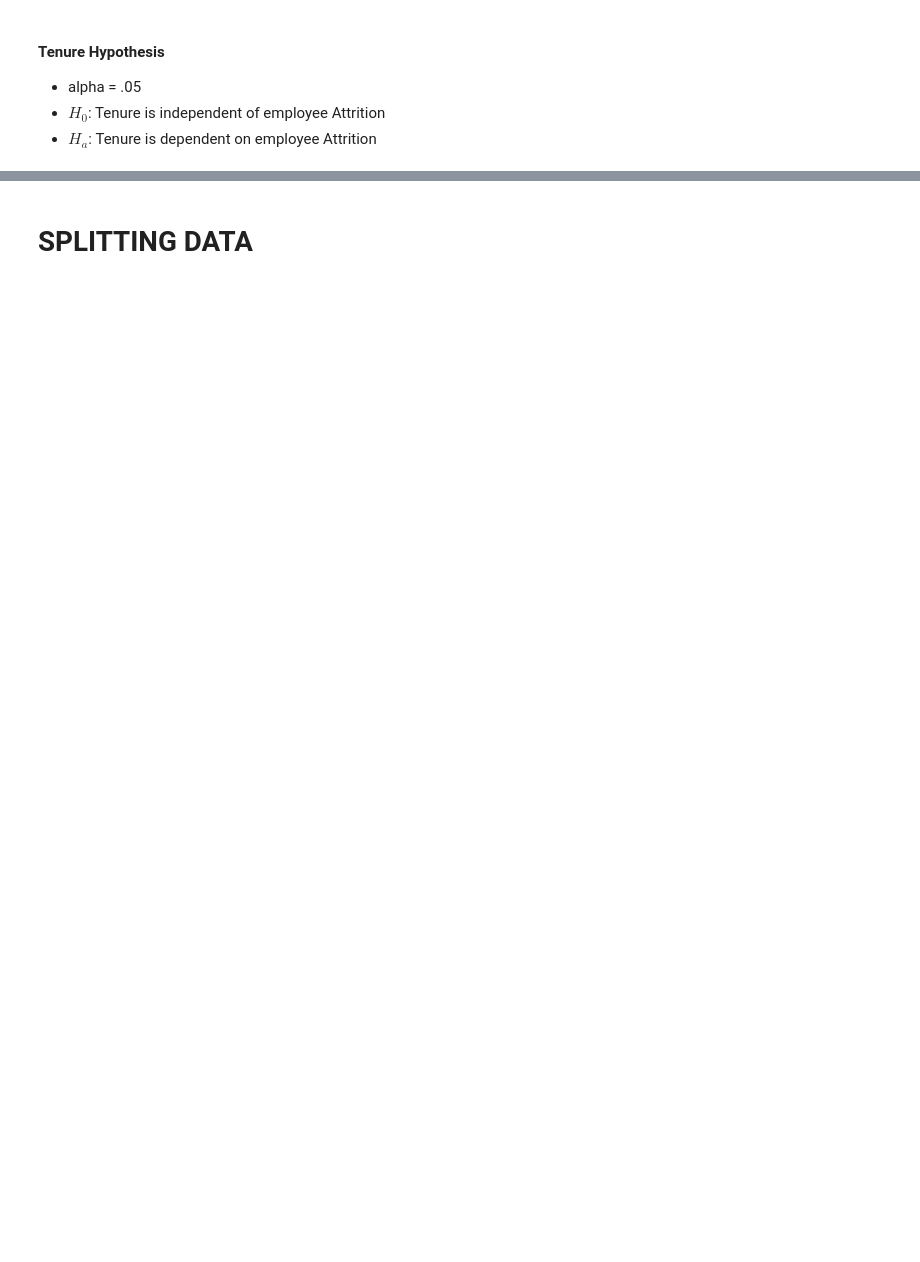
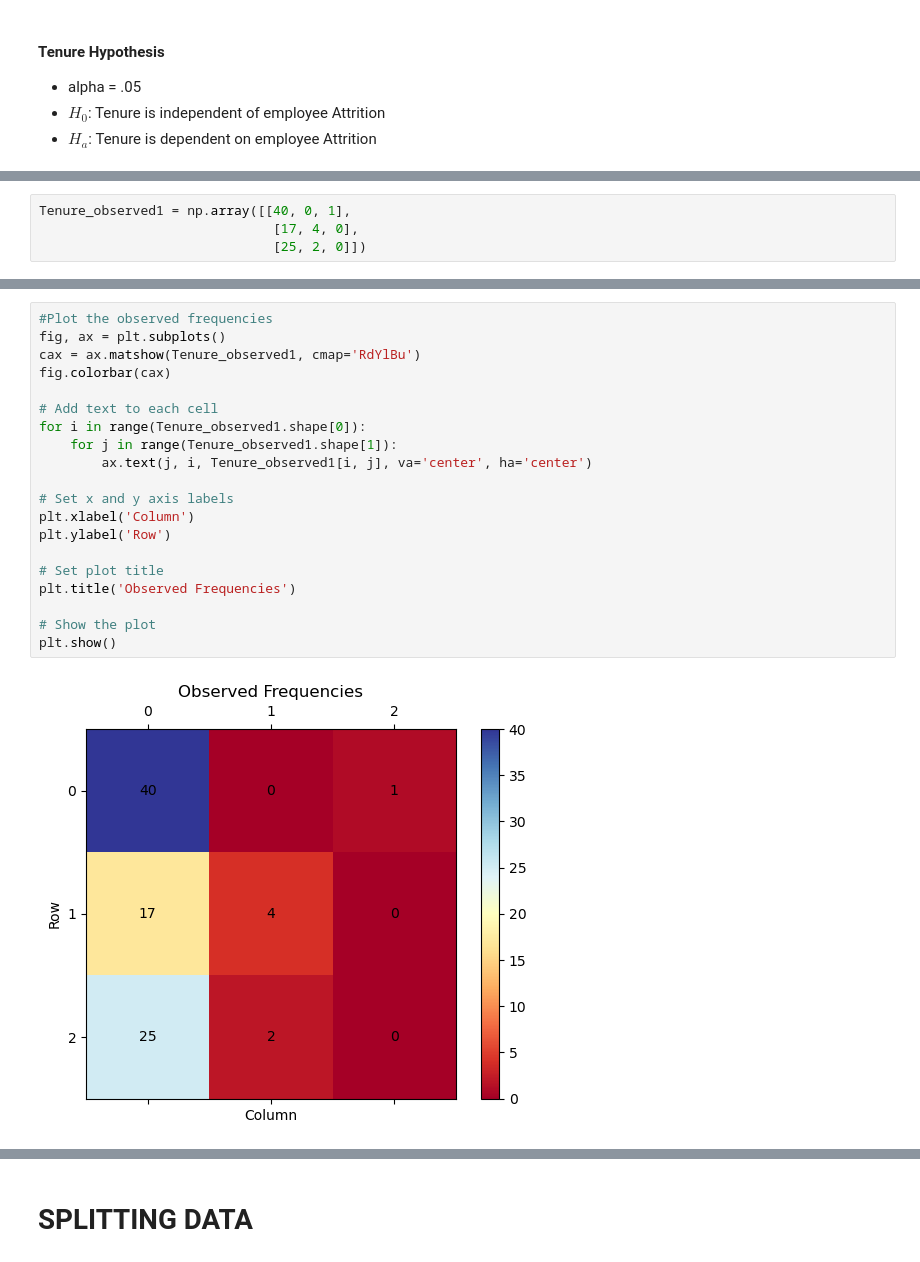
Before and after one commit to Miatta-Sinayoko/Employee-Churn-Prediction, a Jupyter notebook: explore.ipynb, the cells around one changed output, grey strips where cells are left out. Drawn from its saved outputs; the diff is of its cells as text; blank space fills up the shorter version.

```diff
--- a/explore.ipynb
+++ b/explore.ipynb
@@ -396,0 +569,4 @@ Tenure_observed
+# %%
+Tenure_observed1 = np.array([[40, 0, 1],
+                              [17, 4, 0],
+                              [25, 2, 0]])
@@ -396,0 +590,22 @@ Tenure_observed
+# %%
+#Plot the observed frequencies
+fig, ax = plt.subplots()
+cax = ax.matshow(Tenure_observed1, cmap='RdYlBu')
+fig.colorbar(cax)
+
+# Add text to each cell
+for i in range(Tenure_observed1.shape[0]):
+    for j in range(Tenure_observed1.shape[1]):
+        ax.text(j, i, Tenure_observed1[i, j], va='center', ha='center')
+
+# Set x and y axis labels
+plt.xlabel('Column')
+plt.ylabel('Row')
+
+# Set plot title
+plt.title('Observed Frequencies')
+
+# Show the plot
+plt.show()
+# %% [output]
+[figure, added]
```
Also changed, not shown: parts of 112 cells of this notebook.
